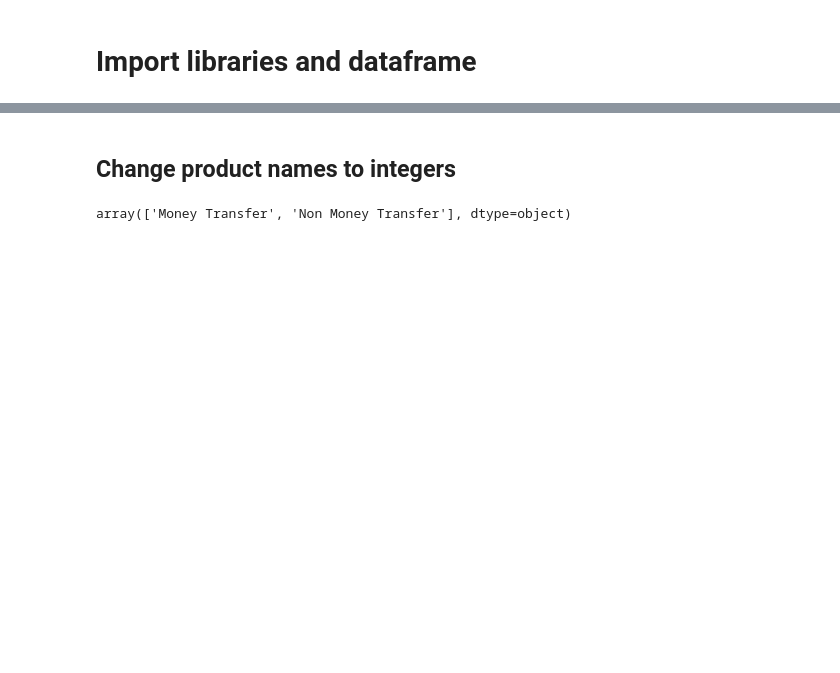
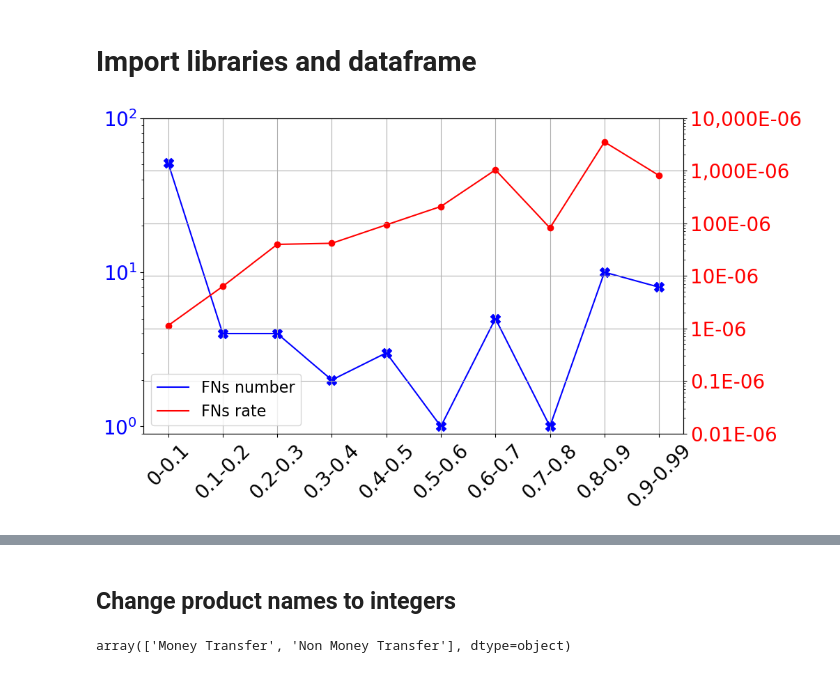
Before and after one commit to lkqnaruto/model_monitoring, a Jupyter notebook: 4_baseline_modeling.ipynb, the cells around one changed output, grey strips where cells are left out. Drawn from its saved outputs; the diff is of its cells as text; code cells hidden in the pictures; blank space fills up the shorter version.

```diff
--- a/4_baseline_modeling.ipynb
+++ b/4_baseline_modeling.ipynb
@@ -27,3 +29,56 @@ from sklearn.linear_model import LogisticRegression
 import imp
 
 import matplotlib.pyplot as plt
+# %%
+#rumor
+values = [1.13, 6.26, 39.52, 41.41, 93, 207.56, 1032.2, 81.22, 3510, 805.72]
+
+plt.figure(figsize = (10,6), dpi=100)
+FNn = [51, 4, 4, 2, 3, 1, 5, 1, 10, 8]
+plot1 = plt.plot(FNn, color = 'blue')
+plt.scatter(np.arange(0,10), FNn, marker='X', s = 100, color = 'blue')
+plt.ylim(0.9,100)
+plt.yscale('log')
+plt.tick_params(axis = 'y', labelsize = 20)
+plt.tick_params(axis='y', labelcolor='blue')
+
+
+
+plt.ylim(0.9, 100)
+plt.yscale('log')
+plt.xticks(np.arange(10), ["0-0.1",
+                          "0.1-0.2",
+                          "0.2-0.3",
+                          "0.3-0.4",
+                          "0.4-0.5",
+                          "0.5-0.6",
+                          "0.6-0.7",
+                          "0.7-0.8",
+                          "0.8-0.9",
+                          "0.9-0.99"],
+                           rotation=45, fontsize = 20)
+plt.grid(True, axis = 'x')
+ax = plt.twinx()
+ax.grid(True, axis='y')
+plot2 = ax.plot(values, color = 'red')
+ax.scatter(np.arange(0,10), values, color = 'red')
+ax.set_yscale('log')
+ax.set_ylim(0.01, 10000)
+ax.set_yticks(np.logspace(-2,4,7))
+ax.set_yticklabels(['0.01E-06',
+           '0.1E-06',
+           '1E-06',
+           '10E-06',
+           '100E-06',
+           '1,000E-06',
+           '10,000E-06'])
+ax.tick_params(axis = 'y', labelsize = 20)
+ax.tick_params(axis='y', labelcolor='red')
+
+plots = plot1+plot2
+plt.legend(plots, ['FNs number', 'FNs rate'], loc=3, fontsize = 16)
+
+plt.savefig("rumor_FNrate_new.jpeg", bbox_inches='tight')
+plt.show()
+# %% [output]
+[figure, added]
```
Also changed, not shown: parts of 53 cells of this notebook.
